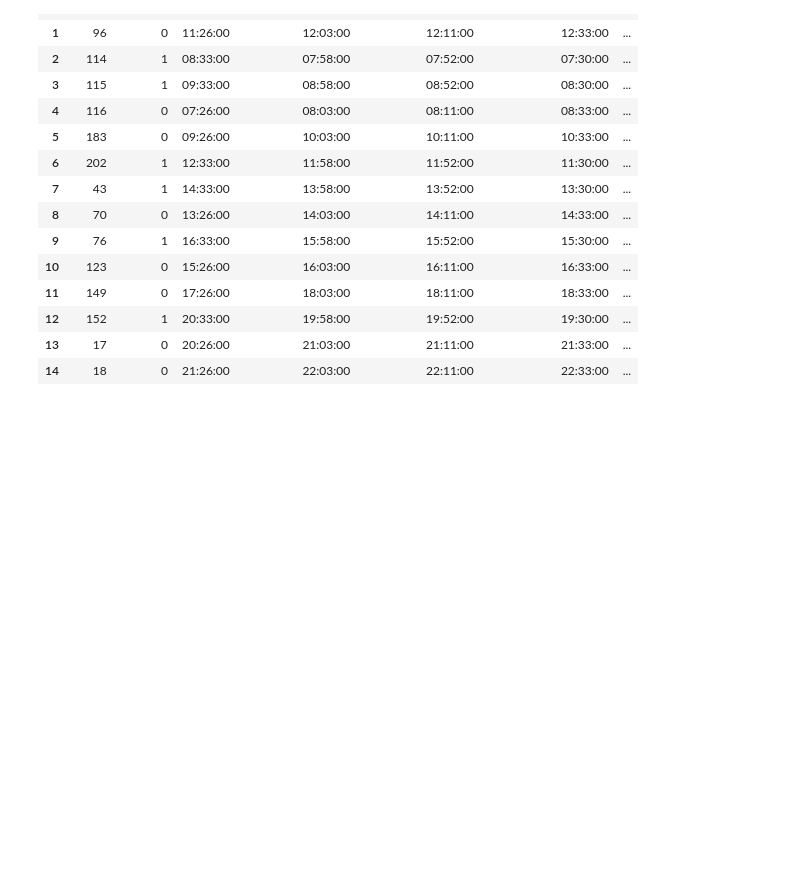
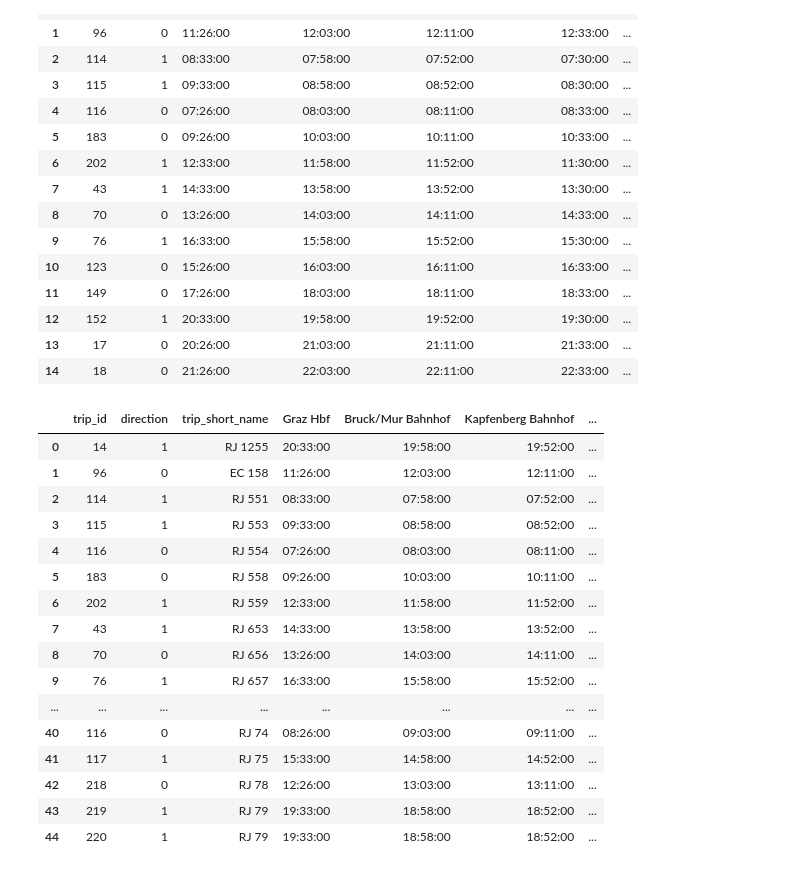
Before and after one commit to SvenCelin/Information-Visualisation, a Jupyter notebook: TryMe.ipynb, the cells around one changed output. Cells and saved outputs as stored; diff of their text form; code cells hidden in the pictures; blank space fills up the shorter version.

```diff
--- a/TryMe.ipynb
+++ b/TryMe.ipynb
@@ -587,3 +587,25 @@ data_clean_route.head(15)
 | 14 | 18 | 0 | 21:26:00 | 22:03:00 | 22:11:00 | 22:33:00 | ... |
 # %%
 data_clean_route.to_csv(("GW.csv"), encoding='utf-8', index=False)
+# %%
+transform = pd.read_csv("Graz Hbf - Wien Hbf.csv")
+# %%
+transform
+# %% [output]
+|  | trip_id | direction | trip_short_name | Graz Hbf | Bruck/Mur Bahnhof | Kapfenberg Bahnhof | ... |
+| 0 | 14 | 1 | RJ 1255 | 20:33:00 | 19:58:00 | 19:52:00 | ... |
+| 1 | 96 | 0 | EC 158 | 11:26:00 | 12:03:00 | 12:11:00 | ... |
+| 2 | 114 | 1 | RJ 551 | 08:33:00 | 07:58:00 | 07:52:00 | ... |
+| 3 | 115 | 1 | RJ 553 | 09:33:00 | 08:58:00 | 08:52:00 | ... |
+| 4 | 116 | 0 | RJ 554 | 07:26:00 | 08:03:00 | 08:11:00 | ... |
+| 5 | 183 | 0 | RJ 558 | 09:26:00 | 10:03:00 | 10:11:00 | ... |
+| 6 | 202 | 1 | RJ 559 | 12:33:00 | 11:58:00 | 11:52:00 | ... |
+| 7 | 43 | 1 | RJ 653 | 14:33:00 | 13:58:00 | 13:52:00 | ... |
+| 8 | 70 | 0 | RJ 656 | 13:26:00 | 14:03:00 | 14:11:00 | ... |
+| 9 | 76 | 1 | RJ 657 | 16:33:00 | 15:58:00 | 15:52:00 | ... |
+| ... | ... | ... | ... | ... | ... | ... | ... |
+| 40 | 116 | 0 | RJ 74 | 08:26:00 | 09:03:00 | 09:11:00 | ... |
+| 41 | 117 | 1 | RJ 75 | 15:33:00 | 14:58:00 | 14:52:00 | ... |
+| 42 | 218 | 0 | RJ 78 | 12:26:00 | 13:03:00 | 13:11:00 | ... |
+| 43 | 219 | 1 | RJ 79 | 19:33:00 | 18:58:00 | 18:52:00 | ... |
+| 44 | 220 | 1 | RJ 79 | 19:33:00 | 18:58:00 | 18:52:00 | ... |
```
Also changed, not shown: parts of 3 cells of this notebook, 13 other files.
